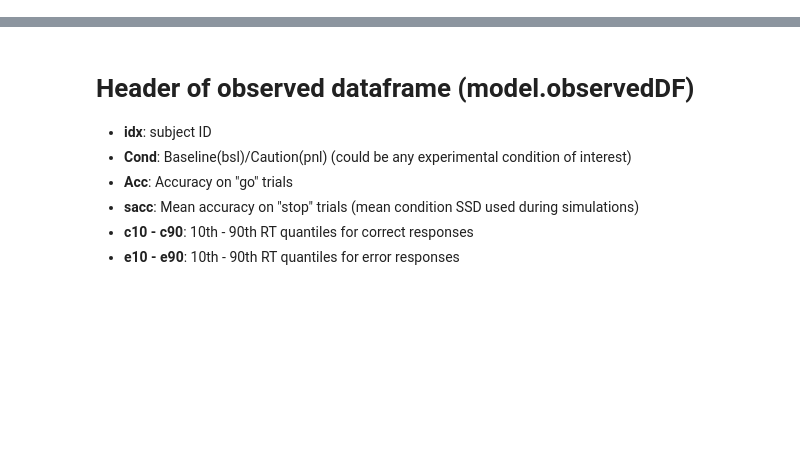
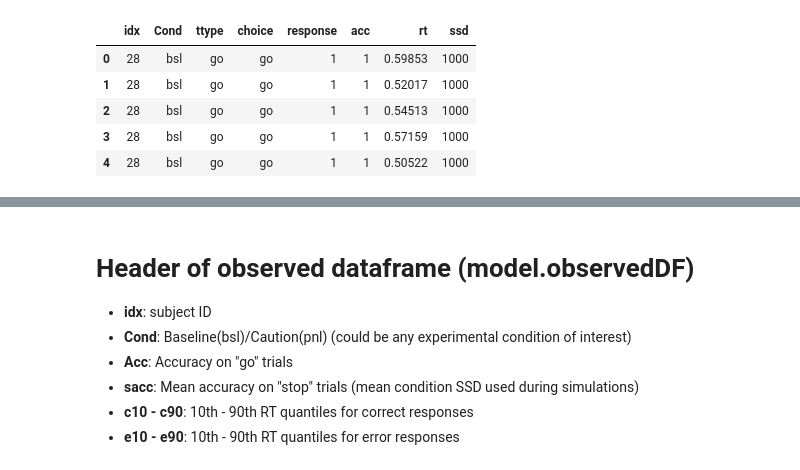
Before and after one commit to CoAxLab/radd, a Jupyter notebook: index.ipynb, the cells around one changed output, grey strips where cells are left out. Saved outputs shown, nothing was run; the diff lists cells and outputs as text; code cells hidden in the pictures; blank space fills up the shorter version.

```diff
--- a/index.ipynb
+++ b/index.ipynb
@@ -3,3 +3,16 @@
 import radd
 from radd import build
 %matplotlib inline
+# %%
+# read data into pandas DataFrame (http://pandas.pydata.org/)
+# example_data contains data from 15 subjects in the
+# Reactive Stop-Signal task discussed in Dunovan et al., (2015)
+example_data = radd.load_example_data()
+example_data.head()
+# %% [output]
+|  | idx | Cond | ttype | choice | response | acc | rt | ssd |
+| 0 | 28 | bsl | go | go | 1 | 1 | 0.59853 | 1000 |
+| 1 | 28 | bsl | go | go | 1 | 1 | 0.52017 | 1000 |
+| 2 | 28 | bsl | go | go | 1 | 1 | 0.54513 | 1000 |
+| 3 | 28 | bsl | go | go | 1 | 1 | 0.57159 | 1000 |
+| 4 | 28 | bsl | go | go | 1 | 1 | 0.50522 | 1000 |
```
Also changed, not shown: parts of 14 cells of this notebook, 4 other files.
